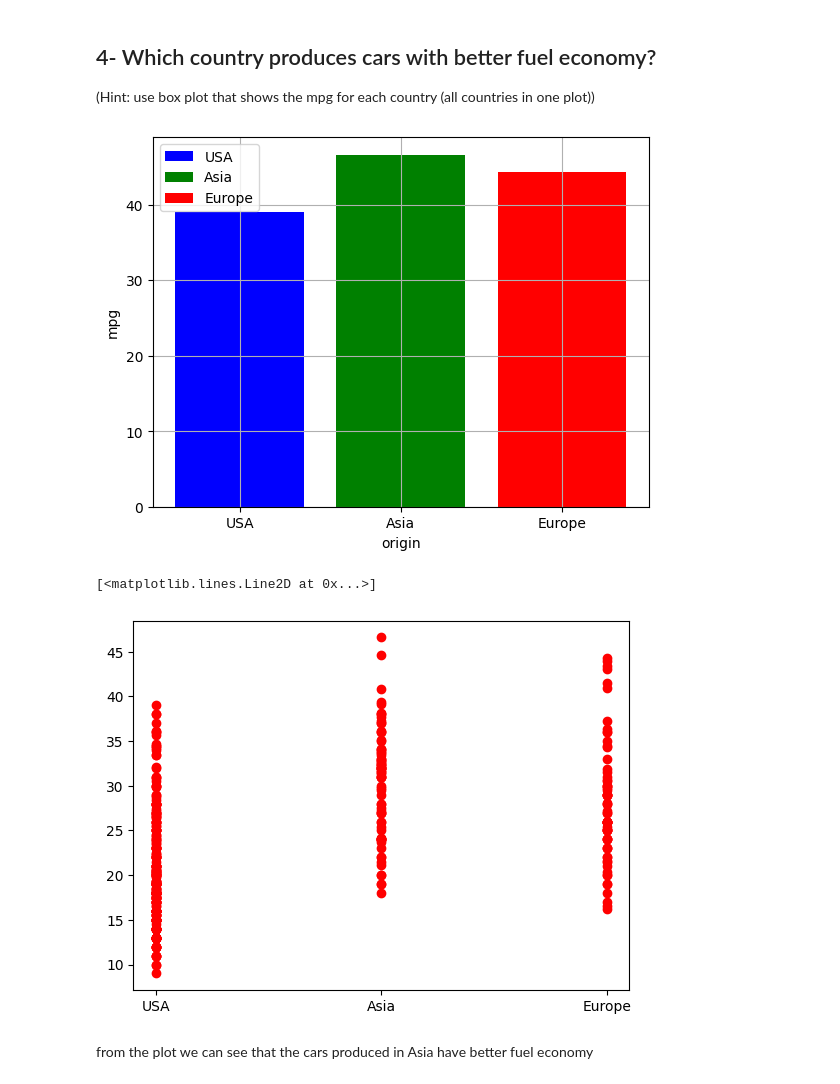
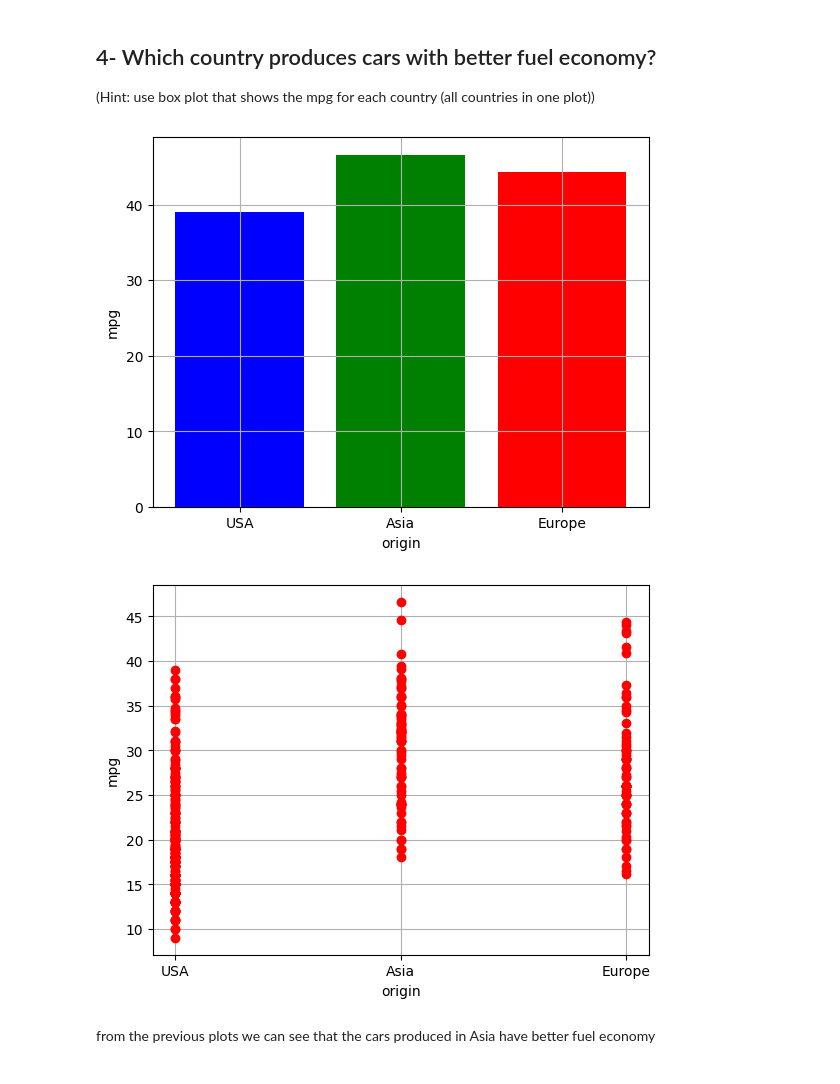
Before and after one commit to faris771/ML_Assignment1, a Jupyter notebook: main.ipynb, the cells around one changed output. Saved outputs shown, nothing was run; the diff lists cells and outputs as text; code cells hidden in the pictures.

```diff
--- a/main.ipynb
+++ b/main.ipynb
@@ -85,14 +85,16 @@ for origin in unique_origins:
 plt.xlabel('origin')
 plt.ylabel('mpg')
 plt.grid()
-plt.legend()  # Show legend with country labels
 plt.show()
 # %% [output]
-[figure, old version]
+[figure, new version]
 # %%
 plt.plot(df_cleaned['origin'], df_cleaned['mpg'],'o',color='red') # plot the mpg for each country in one plot
+plt.xlabel('origin')
+plt.ylabel('mpg')
+plt.grid()
+plt.show()
 # %% [output]
-[<matplotlib.lines.Line2D at 0x...>]
-[figure, old version]
+[figure, new version]
 # %% [markdown]
-from the plot we can see that the cars produced in Asia have better fuel economy
+from the previous plots we can see that the cars produced in Asia have better fuel economy
```
Also changed, not shown: parts of 11 cells of this notebook.
